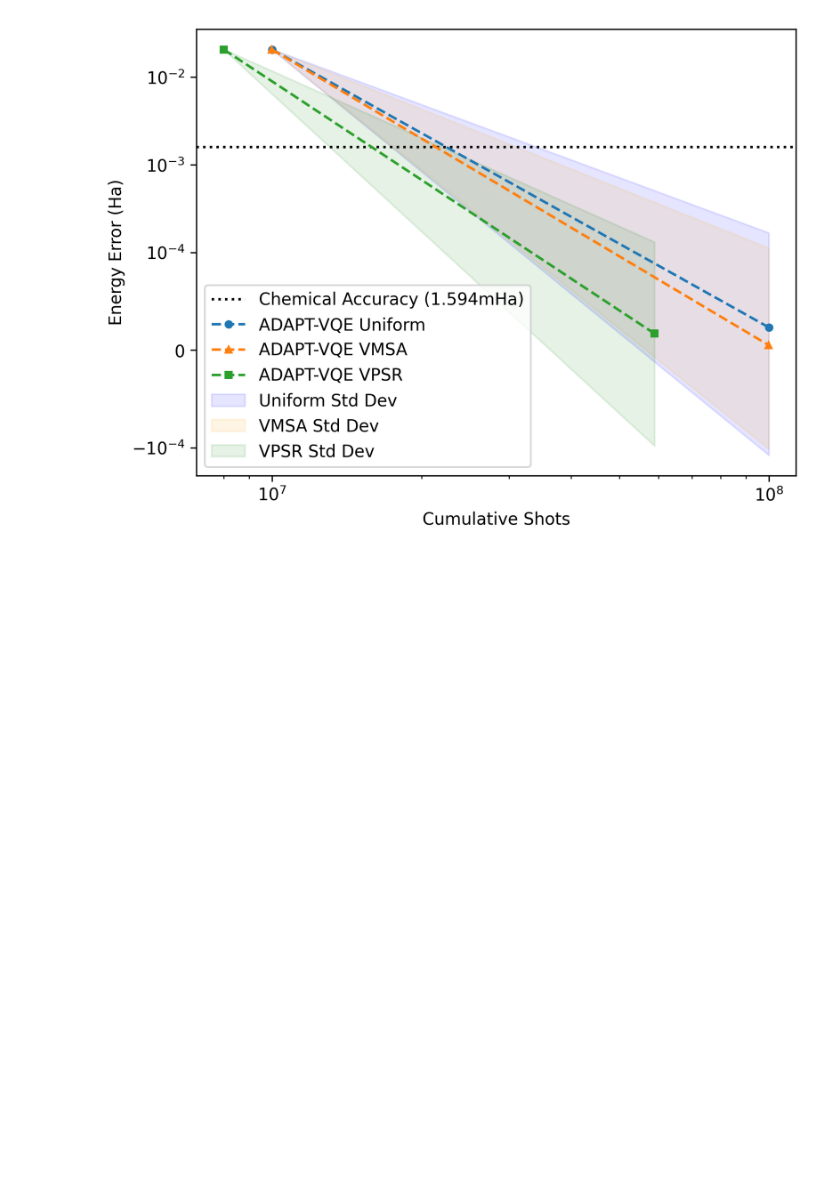
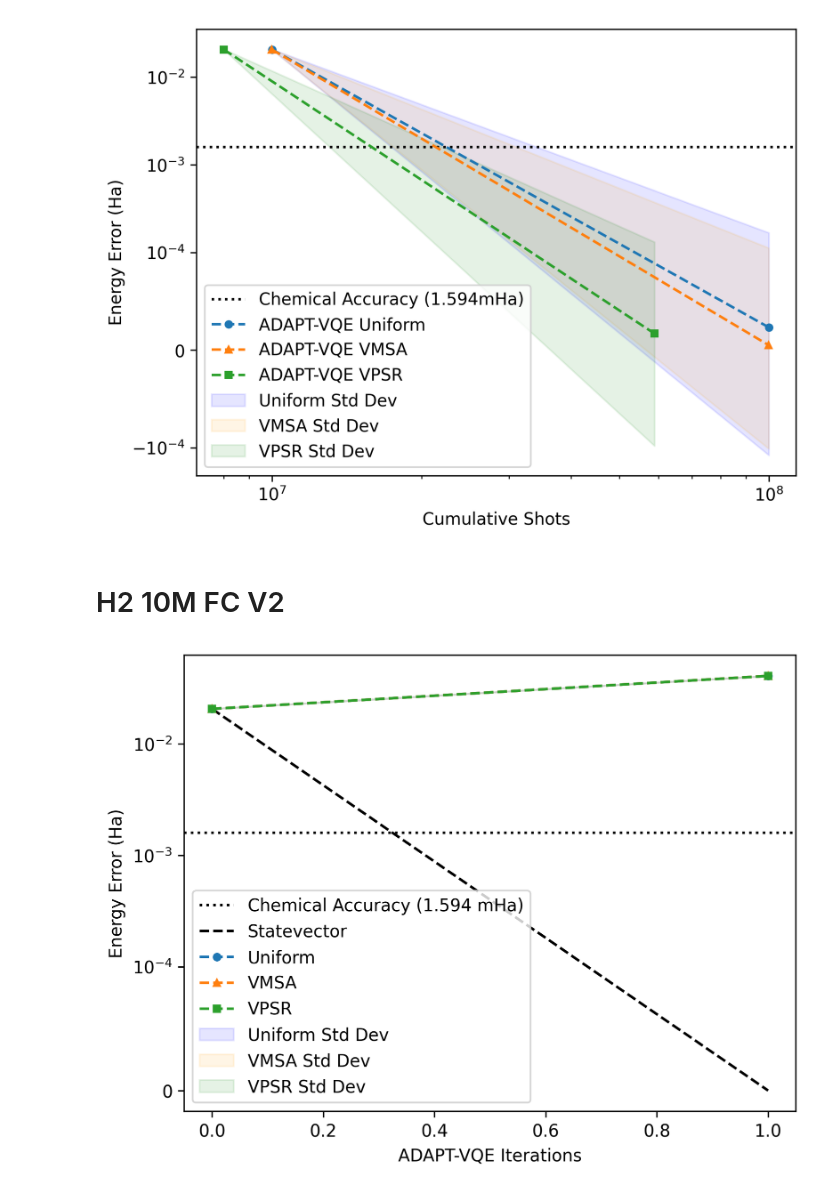
Before and after one commit to azhar-ikhtiarudin/ShotOptimization-ADAPT-VQE, a Jupyter notebook: visualization/h2_comparison.ipynb, the cells around one changed output. Saved outputs shown, nothing was run; the diff lists cells and outputs as text; code cells hidden in the pictures; blank space fills up the shorter version.

Commit message:
update visualization for h2 comparison between first and second calculation of FC H2

```diff
--- a/visualization/h2_comparison.ipynb
+++ b/visualization/h2_comparison.ipynb
@@ -137,3 +137,5 @@ plotErrorToCumulativeShots(data_H2_10M_QWC_v2)
 # %% [output]
 [1.e+07 1.e+08]
 [figure]
+# %% [markdown]
+# H2 10M FC V2
@@ -139,0 +147,4 @@ plotErrorToCumulativeShots(data_H2_10M_QWC_v2)
+# %%
+plotErrorToAdaptIterations(data_H2_10M_FC)
+# %% [output]
+[figure, added]
```
Also changed, not shown: parts of 3 cells of this notebook.
